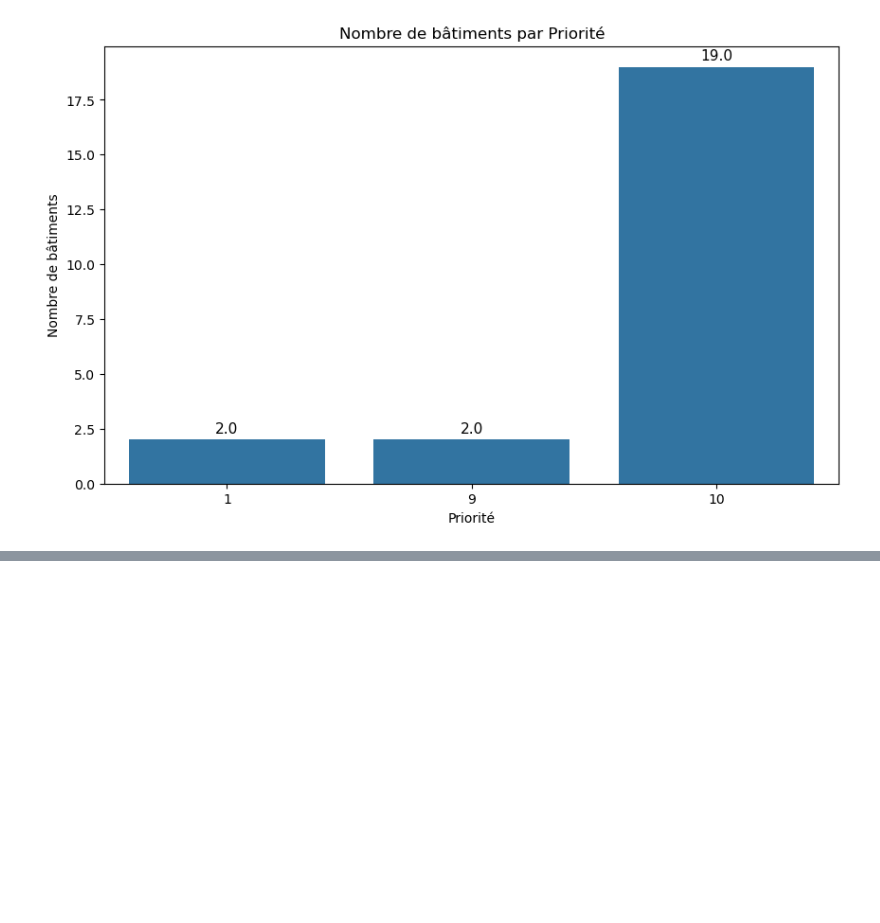
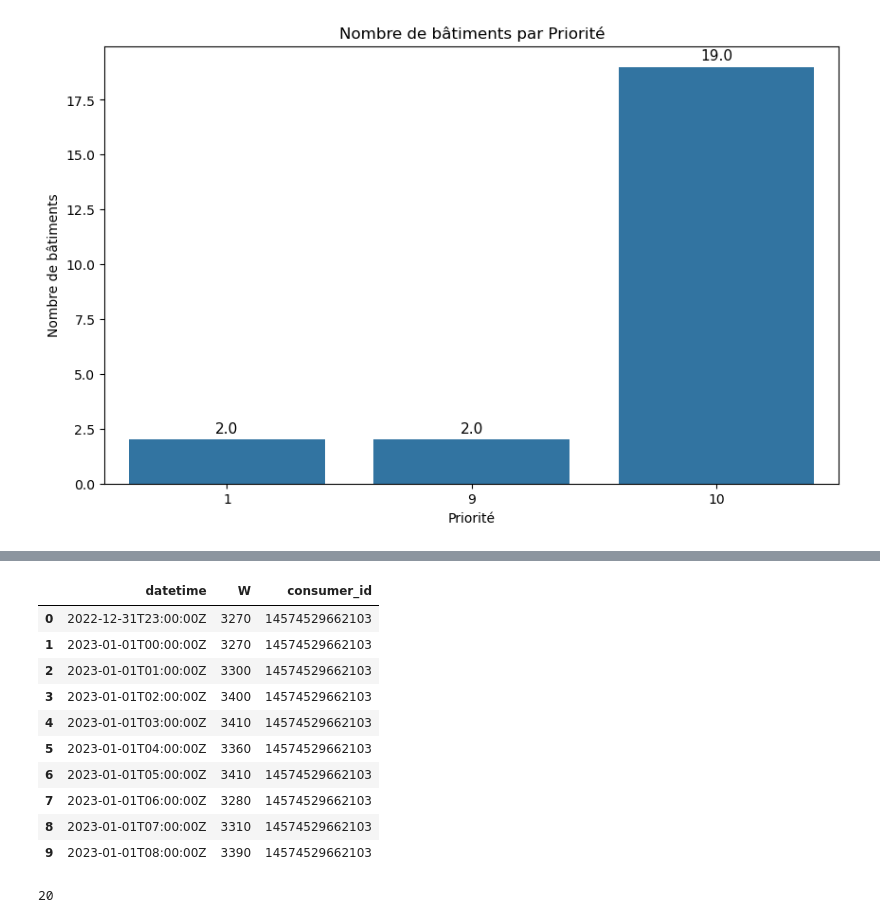
Before and after one commit to Alexdelh/Easy_ACC, a Jupyter notebook: Data_exploration.ipynb, the cells around one changed output, grey strips where cells are left out. Saved outputs shown, nothing was run; the diff lists cells and outputs as text; code cells hidden in the pictures; blank space fills up the shorter version.

Commit message:
feat: merge consumer data

```diff
--- a/Data_exploration.ipynb
+++ b/Data_exploration.ipynb
@@ -153,0 +212,19 @@ plt.show()
+# %%
+import os
+
+# 1. Where is Python looking?
+print(f"Current Working Directory: {os.getcwd()}")
+
+# 2. What files are actually there?
+print("\nFiles in this folder:")
+files = os.listdir('.')
+for f in files:
+    print(f" - {f}")
+
+# 3. Check specifically for your file
+target = "ACC_data/consumers.xlsx"
+if target in files:
+    print(f"\n[SUCCESS] The file '{target}' IS here.")
+else:
+    print(f"\n[FAILURE] The file '{target}' is NOT here.")
+    print("Likely causes: The file is in a Download folder, or it is named just 'consumers.xlsx'.")
@@ -153,0 +374,18 @@ plt.show()
+# %%
+final_df.head(10)
+# %% [output]
+|  | datetime | W | consumer_id |
+| 0 | 2022-12-31T23:00:00Z | 3270 | 14574529662103 |
+| 1 | 2023-01-01T00:00:00Z | 3270 | 14574529662103 |
+| 2 | 2023-01-01T01:00:00Z | 3300 | 14574529662103 |
+| 3 | 2023-01-01T02:00:00Z | 3400 | 14574529662103 |
+| 4 | 2023-01-01T03:00:00Z | 3410 | 14574529662103 |
+| 5 | 2023-01-01T04:00:00Z | 3360 | 14574529662103 |
+| 6 | 2023-01-01T05:00:00Z | 3410 | 14574529662103 |
+| 7 | 2023-01-01T06:00:00Z | 3280 | 14574529662103 |
+| 8 | 2023-01-01T07:00:00Z | 3310 | 14574529662103 |
+| 9 | 2023-01-01T08:00:00Z | 3390 | 14574529662103 |
+# %%
+final_df['consumer_id'].nunique()
+# %% [output]
+20
```
Also changed, not shown: parts of 9 cells of this notebook.
